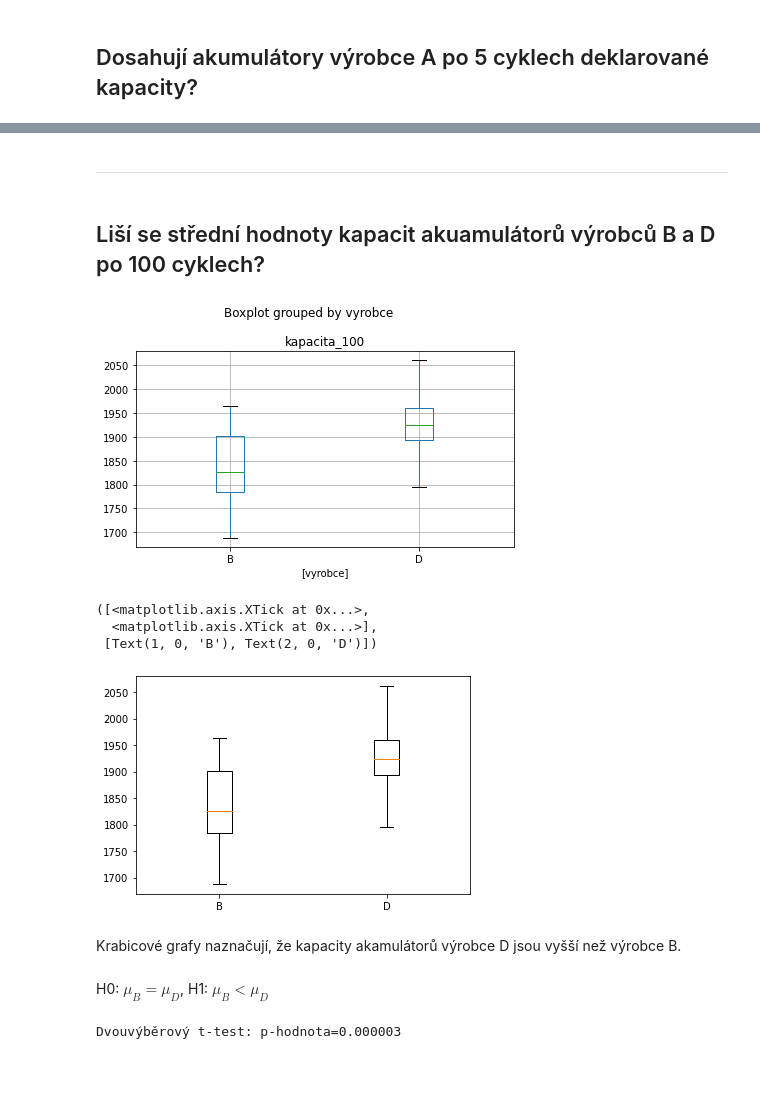
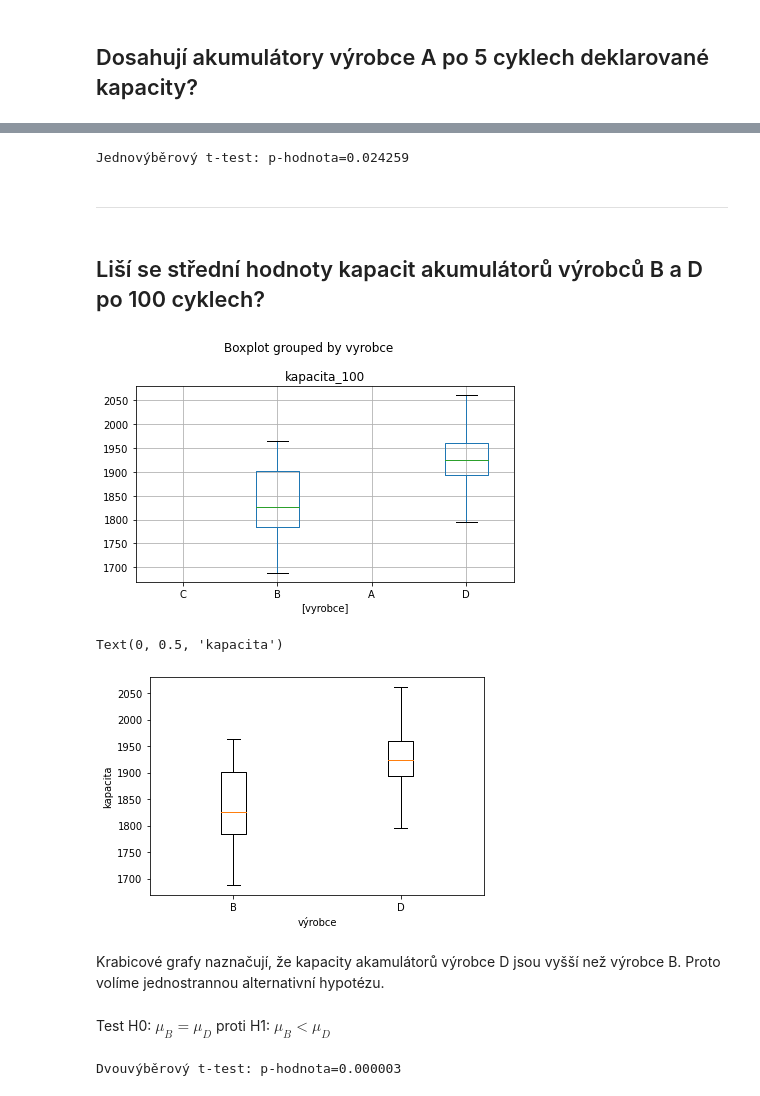
Before and after one commit to ea542/Statistika-I, a Jupyter notebook: EDA_aku/EDA_HT_aku.ipynb, the cells around one changed output, grey strips where cells are left out. Drawn from its saved outputs; the diff is of its cells as text; code cells hidden in the pictures; blank space fills up the shorter version.

```diff
--- a/EDA_aku/EDA_HT_aku.ipynb
+++ b/EDA_aku/EDA_HT_aku.ipynb
@@ -42,4 +48,5 @@ dtype('O')
 # sloupec lze převést na typ Category
 aku['vyrobce']=aku['vyrobce'].astype('category')
 # pro data typu Category můžeme zvolit vlastní pořadí kategorií (hodnot)
-aku['vyrobce'].cat.reorder_categories(['C', 'B', 'A', 'D'])
+aku['vyrobce']=aku['vyrobce'].cat.as_ordered()
+aku['vyrobce']=aku['vyrobce'].cat.reorder_categories(['C', 'B', 'A', 'D'])
@@ -124,6 +138,6 @@ aku[out_5]
 | 33 | B | 1854 | 1841 |
 | 88 | C | 1221 | 823 |
 # %%
-# odstraníme řádky s kapacitami pod 1500 mAh
-aku = aku[(aku['kapacita_5']>=1500)|(aku['kapacita_100']>=1500)].copy()
+# ponecháme jen řádky obsahující v obou sloupcích hodnoty nad 1500 mAh (zbylé akumulároty jsou považovány za vadné)
+aku = aku[(aku['kapacita_5']>=1500)&(aku['kapacita_100']>=1500)].copy()
 # %%
@@ -255,10 +298,18 @@ Na hladině významnosti 0.05 nezamítáme H0. U akumumulátorů výrobce A po 5
+# %%
+# jednostranný jednovýběrový t-test H0: \mu_A=2000, H1: \mu_A>2000
+result = stats.ttest_1samp(kap5A, popmean=2000, alternative='greater')
+print("Jednovýběrový t-test: p-hodnota={:f}".format(result.pvalue))
+# pro H1: \mu_A<2000 ... alternative='less'
+# pro H1: \mu_A<>2000 ... alternative='two-sided' (výchozí hodnota parametru)
+# %% [output]
+Jednovýběrový t-test: p-hodnota=0.024259
 # %% [markdown]
 ---
 # %% [markdown]
-## Liší se střední hodnoty kapacit akuamulátorů výrobců B a D po 100 cyklech?
+## Liší se střední hodnoty kapacit akumulátorů výrobců B a D po 100 cyklech?
 # %%
-# vybere pouze aku vyrobcu B a D a vykresli krabicove grafy
+# vybere pouze aku vyrobcu B a D a vykreslí krabicove grafy
 aku[aku['vyrobce'].isin(['B', 'D'])].boxplot(column=['kapacita_100'], by=['vyrobce'])
 plt.tight_layout()
 # %% [output]
-[figure, old version]
+[figure, new version]
@@ -265,19 +319,16 @@ plt.tight_layout()
 # %%
-kapB100 = aku['kapacita_100'][aku['vyrobce']=='B']
-kapD100 = aku['kapacita_100'][aku['vyrobce']=='D']
-
 # krabicové grafy pomocí matplotlib
 plt.boxplot([kapB100, kapD100])
 plt.xticks(ticks=[1, 2], labels=['B', 'D'])
+plt.xlabel('výrobce')
+plt.ylabel('kapacita')
 # %% [output]
-([<matplotlib.axis.XTick at 0x...>,
-  <matplotlib.axis.XTick at 0x...>],
- [Text(1, 0, 'B'), Text(2, 0, 'D')])
+Text(0, 0.5, 'kapacita')
-[figure, old version]
+[figure, new version]
 # %% [markdown]
-Krabicové grafy naznačují, že kapacity akamulátorů výrobce D jsou vyšší než výrobce B.
+Krabicové grafy naznačují, že kapacity akamulátorů výrobce D jsou vyšší než výrobce B. Proto volíme jednostrannou alternativní hypotézu.
 # %% [markdown]
-H0: $\mu_B=\mu_D$, H1: $\mu_B<\mu_D$
+Test H0: $\mu_B=\mu_D$ proti H1: $\mu_B<\mu_D$
 # %%
 # dvouvýběrový t-test
 test = stats.ttest_ind(kapB100, kapD100)
```
Also changed, not shown: parts of 42 cells of this notebook.
